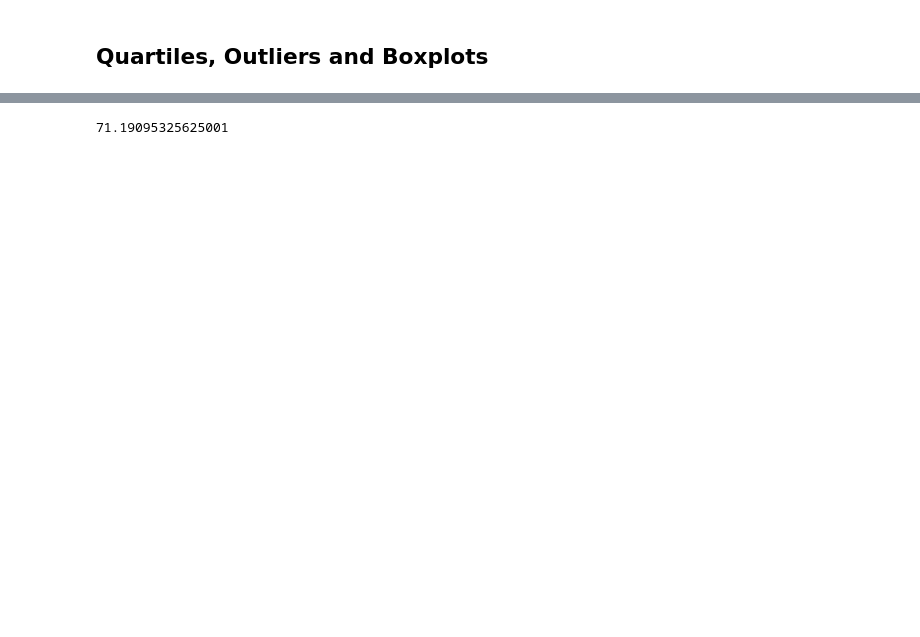
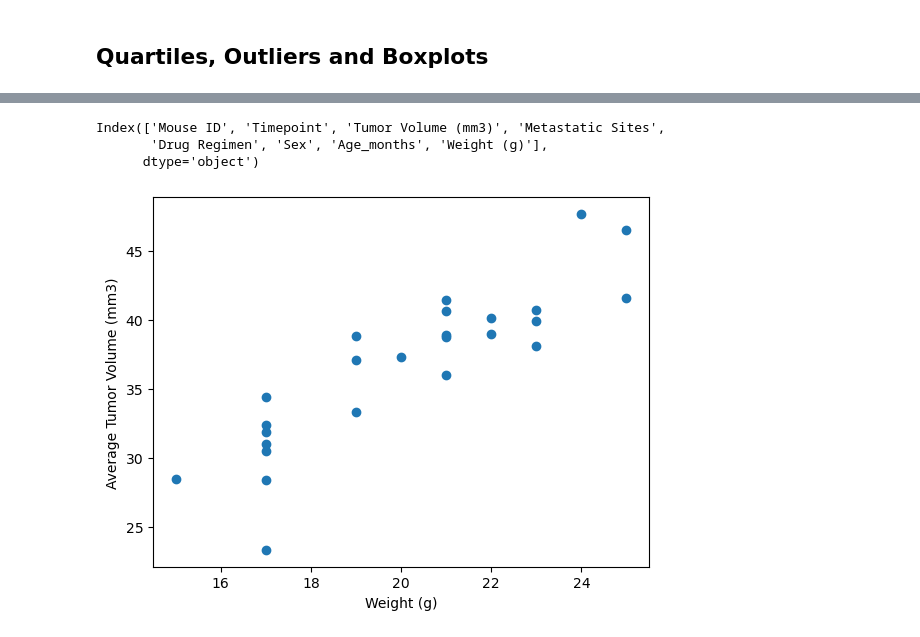
Before and after one commit to UzmaSayyeda/Matplotlib-Cancer-Treatment-Analysis, a Jupyter notebook: Matplotlib/Pymaceuticals.ipynb, the cells around one changed output, grey strips where cells are left out. Saved outputs shown, nothing was run; the diff lists cells and outputs as text; code cells hidden in the pictures; blank space fills up the shorter version.

```diff
--- a/Matplotlib/Pymaceuticals.ipynb
+++ b/Matplotlib/Pymaceuticals.ipynb
@@ -278,4 +256,23 @@ lower_bound
 # %%
-upper_bound
+df2.columns
 # %% [output]
-71.19095325625001
+Index(['Mouse ID', 'Timepoint', 'Tumor Volume (mm3)', 'Metastatic Sites',
+       'Drug Regimen', 'Sex', 'Age_months', 'Weight (g)'],
+      dtype='object')
+# %%
+# Generate a scatter plot of mouse weight vs. the average observed tumor volume
+# for the entire Capomulin regimen
+
+
+capomulin=df2[df2.iloc[:,4] == "Capomulin"]
+
+total_volume_capomulin = capomulin.iloc[:,2]
+
+weight_capomulin = capomulin.iloc[:,7]
+
+plt.scatter(wt,tv)
+plt.xlabel("Weight (g)")
+plt.ylabel("Average Tumor Volume (mm3)")
+plt.show()
+# %% [output]
+[figure, added]
```
Also changed, not shown: parts of 10 cells of this notebook.
